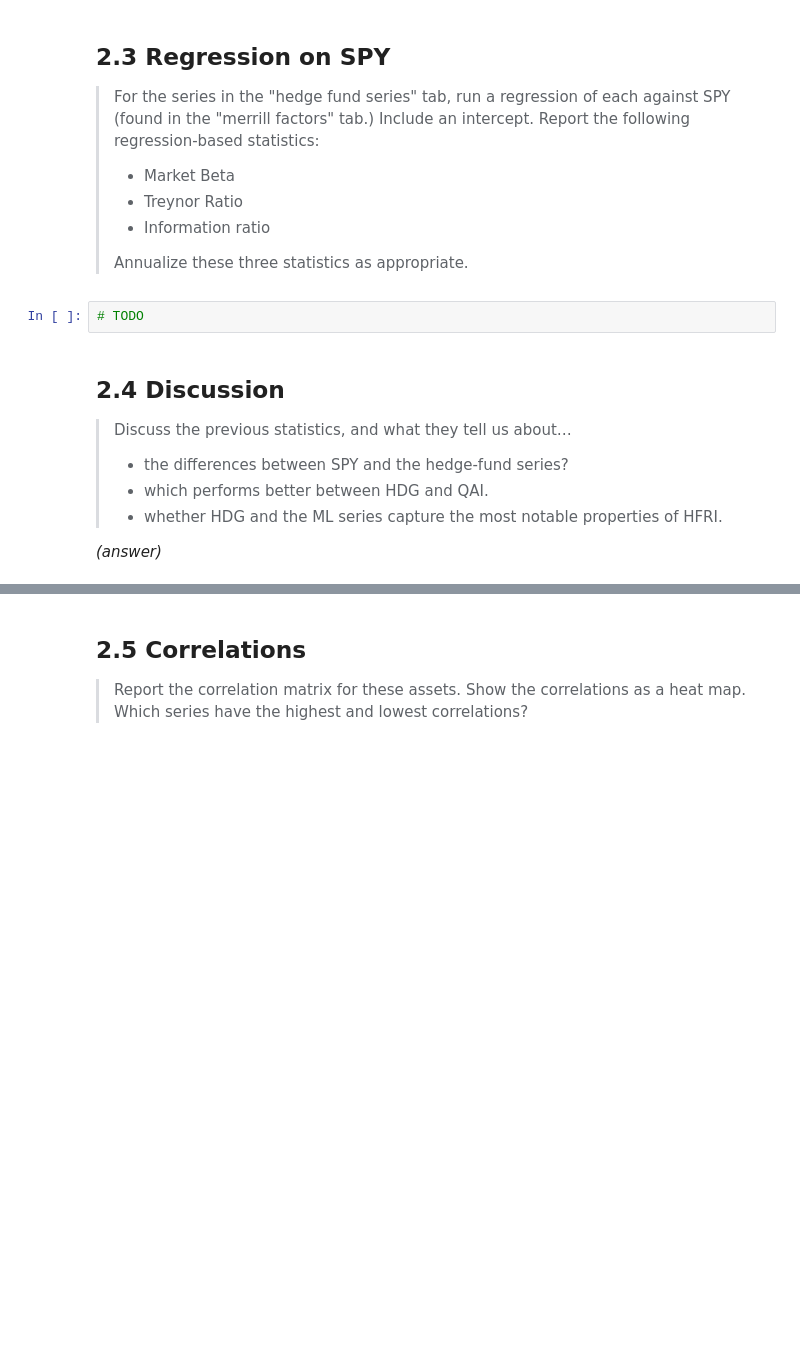
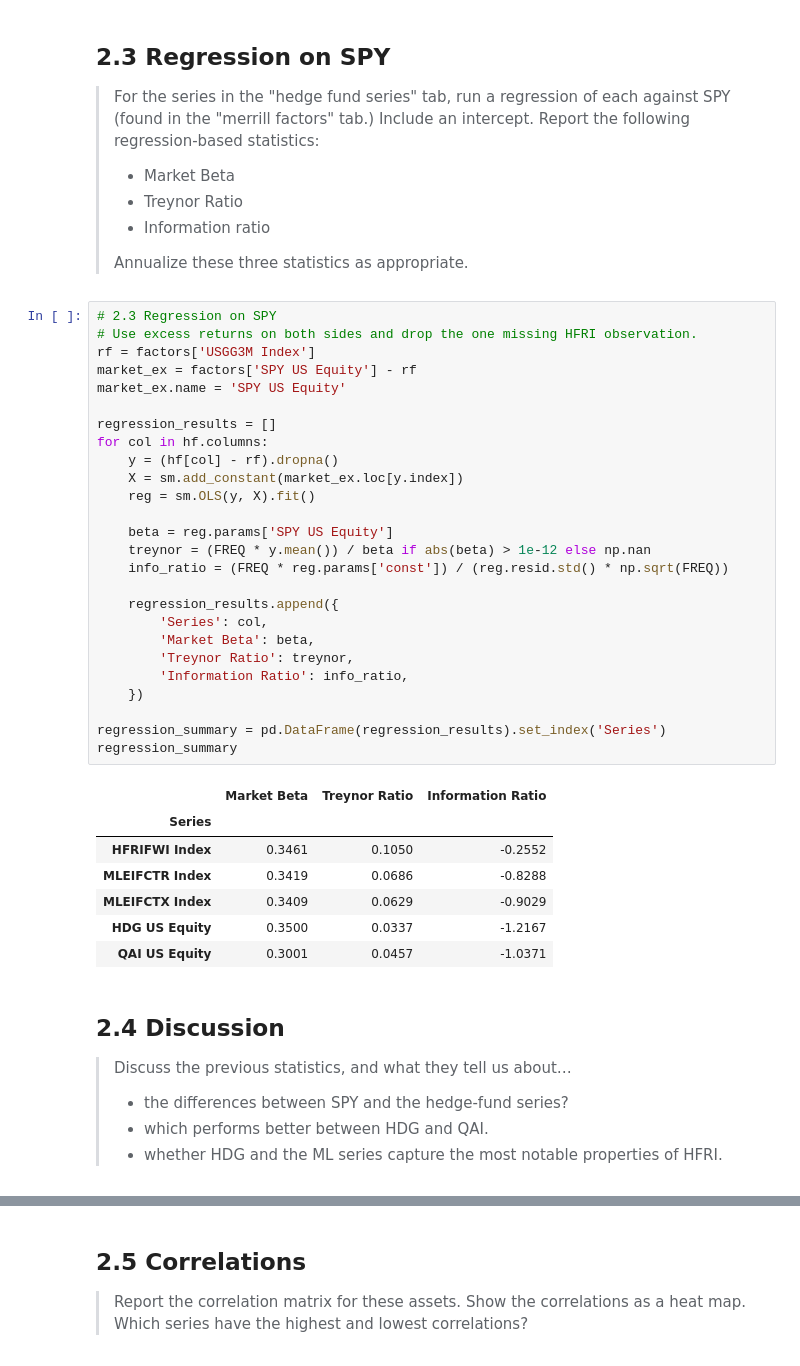
Before and after one commit to Brendon-Wang/finm-36700portfolio, a Jupyter notebook: hw2_proshares_replication/proshares_replication.ipynb, the cells around one changed output, grey strips where cells are left out. Drawn from its saved outputs; the diff is of its cells as text; blank space fills up the shorter version.

```diff
--- a/hw2_proshares_replication/proshares_replication.ipynb
+++ b/hw2_proshares_replication/proshares_replication.ipynb
@@ -141,12 +141,42 @@ tail
 >
 > Annualize these three statistics as appropriate.
 # %%
-# TODO
+# 2.3 Regression on SPY
+# Use excess returns on both sides and drop the one missing HFRI observation.
+rf = factors['USGG3M Index']
+market_ex = factors['SPY US Equity'] - rf
+market_ex.name = 'SPY US Equity'
+
+regression_results = []
+for col in hf.columns:
+    y = (hf[col] - rf).dropna()
+    X = sm.add_constant(market_ex.loc[y.index])
+    reg = sm.OLS(y, X).fit()
+
+    beta = reg.params['SPY US Equity']
+    treynor = (FREQ * y.mean()) / beta if abs(beta) > 1e-12 else np.nan
+    info_ratio = (FREQ * reg.params['const']) / (reg.resid.std() * np.sqrt(FREQ))
+
+    regression_results.append({
+        'Series': col,
+        'Market Beta': beta,
+        'Treynor Ratio': treynor,
+        'Information Ratio': info_ratio,
+    })
+
+regression_summary = pd.DataFrame(regression_results).set_index('Series')
+regression_summary
+# %% [output]
+|  | Market Beta | Treynor Ratio | Information Ratio |
+| Series |  |  |  |
+| HFRIFWI Index | 0.3461 | 0.1050 | -0.2552 |
+| MLEIFCTR Index | 0.3419 | 0.0686 | -0.8288 |
+| MLEIFCTX Index | 0.3409 | 0.0629 | -0.9029 |
+| HDG US Equity | 0.3500 | 0.0337 | -1.2167 |
+| QAI US Equity | 0.3001 | 0.0457 | -1.0371 |
 # %% [markdown]
 ## 2.4 Discussion
 > Discuss the previous statistics, and what they tell us about…
 > * the differences between SPY and the hedge-fund series?
 > * which performs better between HDG and QAI.
 > * whether HDG and the ML series capture the most notable properties of HFRI.
-
-*(answer)*
```
Also changed, not shown: parts of 5 cells of this notebook.
